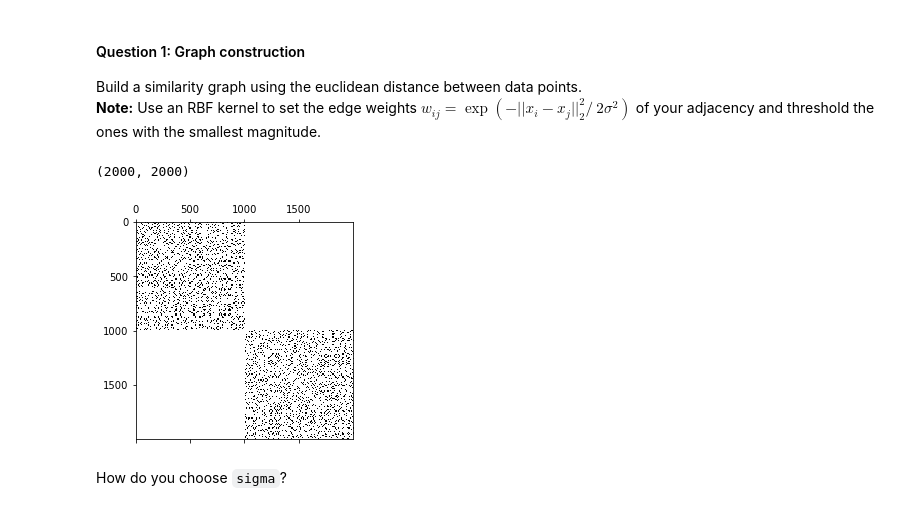
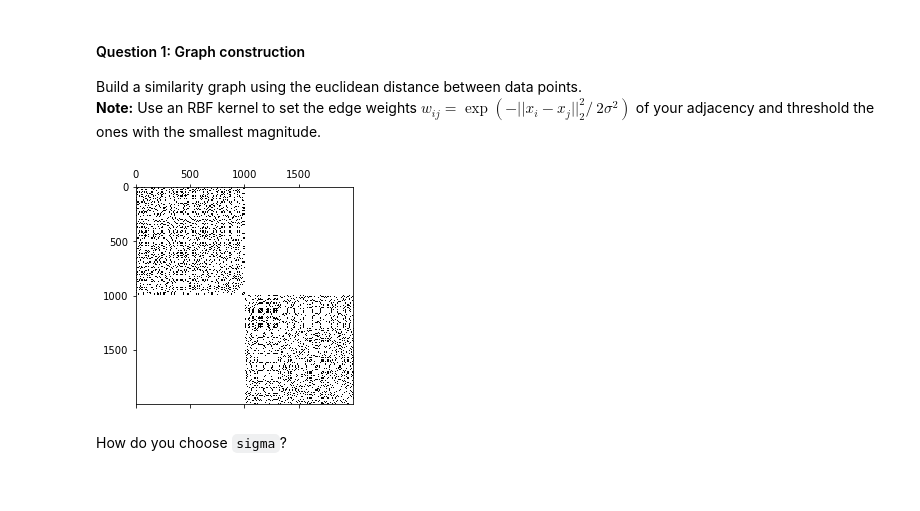
Before and after one commit to Sytta/ntds_2019, a Jupyter notebook: assignments/2_learning_with_graphs.ipynb, the cells around one changed output. Drawn from its saved outputs; the diff is of its cells as text; code cells hidden in the pictures.

```diff
--- a/assignments/2_learning_with_graphs.ipynb
+++ b/assignments/2_learning_with_graphs.ipynb
@@ -78,12 +78,11 @@ def epsilon_similarity_graph(X: np.ndarray, sigma=1, epsilon=0):
     adjacency[pairwise_dists >= epsilon] = 0
     return adjacency
 # %%
-adjacency = epsilon_similarity_graph(X, sigma=3.0, epsilon=0.65)
+adjacency = epsilon_similarity_graph(X, sigma=3.0, epsilon=0.73)
 plt.spy(adjacency)
 plt.show()
 # %% [output]
-(2000, 2000)
-[figure, old version]
+[figure, new version]
 # %% [markdown]
 How do you choose `sigma`?
 # %% [markdown]
```
Also changed, not shown: parts of 13 cells of this notebook.
